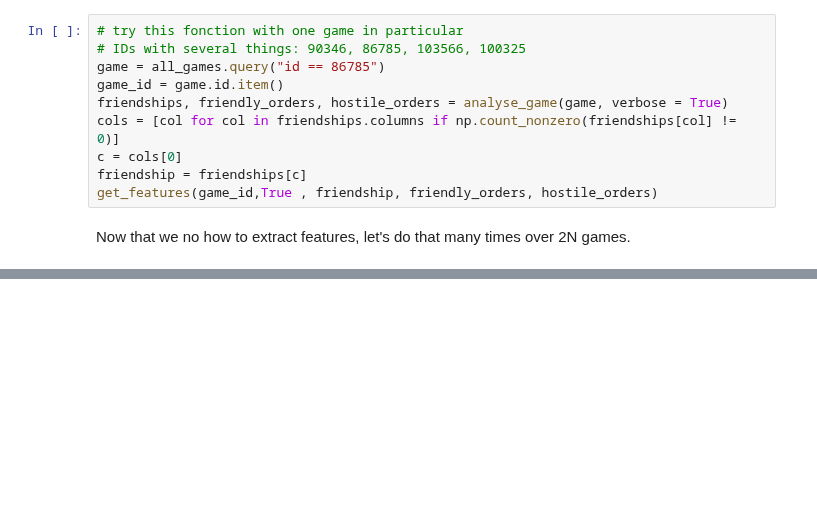
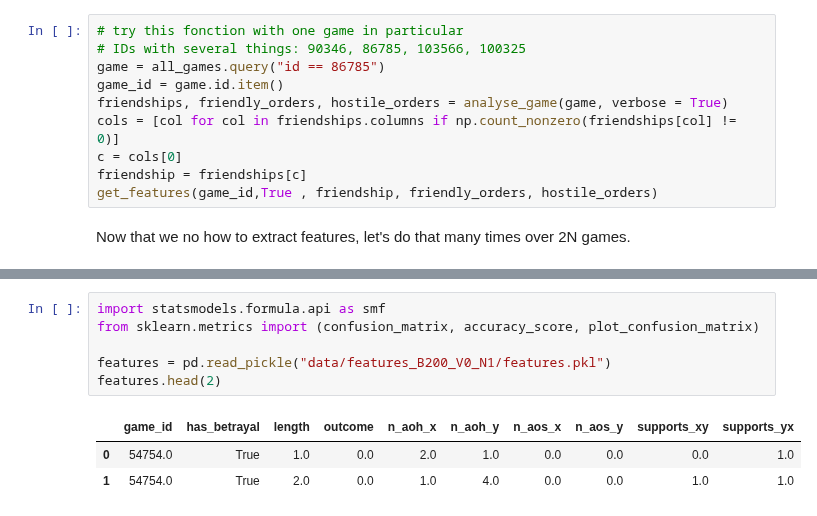
Before and after one commit to epfl-ada/ada-2020-project-milestone-p3-p3_chic, a Jupyter notebook: p4.ipynb, the cells around one changed output, grey strips where cells are left out. Cells and saved outputs as stored; diff of their text form; blank space fills up the shorter version.

```diff
--- a/p4.ipynb
+++ b/p4.ipynb
@@ -939,0 +1089,10 @@ features
+# %%
+import statsmodels.formula.api as smf
+from sklearn.metrics import (confusion_matrix, accuracy_score, plot_confusion_matrix)
+
+features = pd.read_pickle("data/features_B200_V0_N1/features.pkl")
+features.head(2)
+# %% [output]
+|  | game_id | has_betrayal | length | outcome | n_aoh_x | n_aoh_y | n_aos_x | n_aos_y | supports_xy | supports_yx |
+| 0 | 54754.0 | True | 1.0 | 0.0 | 2.0 | 1.0 | 0.0 | 0.0 | 0.0 | 1.0 |
+| 1 | 54754.0 | True | 2.0 | 0.0 | 1.0 | 4.0 | 0.0 | 0.0 | 1.0 | 1.0 |
```
Also changed, not shown: parts of 28 cells of this notebook.
